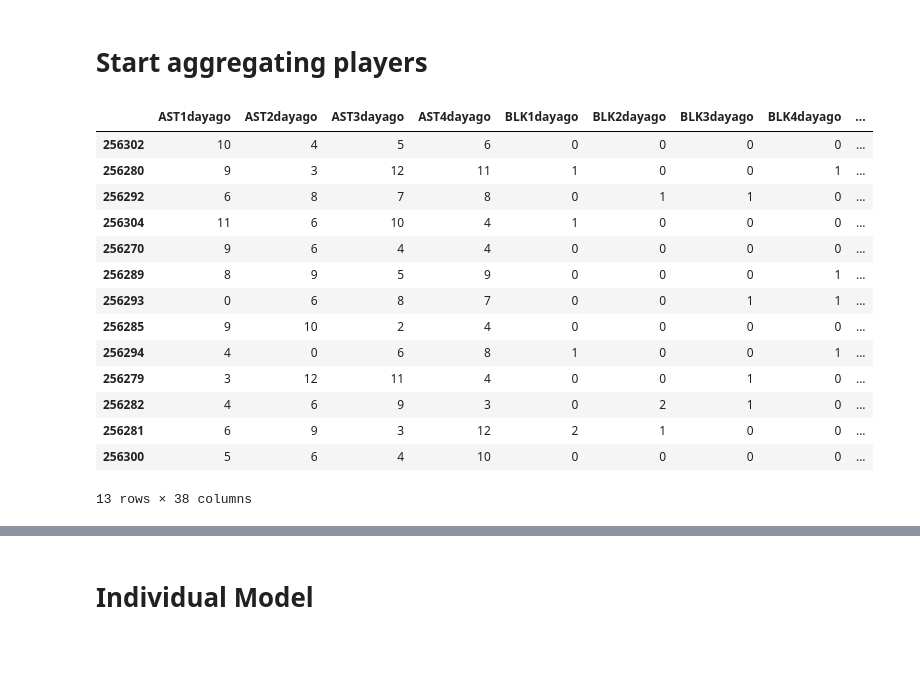
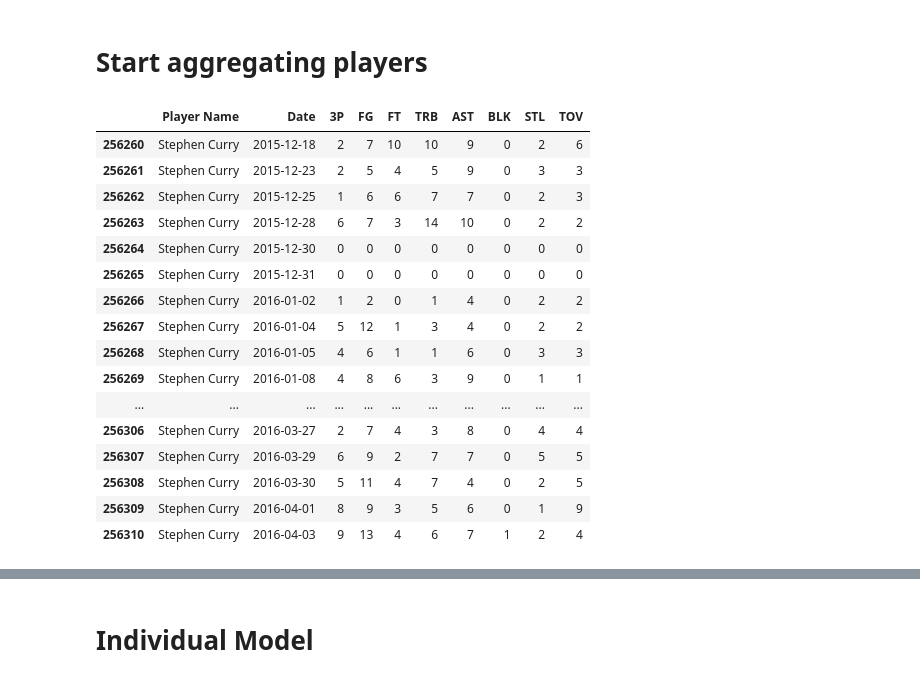
Before and after one commit to EricHPei/fantasy-score-predictor, a Jupyter notebook: score-predictor/src/Test.ipynb, the cells around one changed output, grey strips where cells are left out. Drawn from its saved outputs; the diff is of its cells as text; code cells hidden in the pictures; blank space fills up the shorter version.

```diff
--- a/score-predictor/src/Test.ipynb
+++ b/score-predictor/src/Test.ipynb
@@ -660,4 +660,24 @@ aftercurryy = onlycurryy[onlycurryy['Date'] > stop_average_date]
 # %%
 beforecurryx = onlycurryx[onlycurryx['Date'] <= stop_average_date]
 beforecurryy = onlycurryy[onlycurryy['Date'] <= stop_average_date]
+# %%
+aftercurryy
+# %% [output]
+|  | Player Name | Date | 3P | FG | FT | TRB | AST | BLK | STL | TOV |
+| 256260 | Stephen Curry | 2015-12-18 | 2 | 7 | 10 | 10 | 9 | 0 | 2 | 6 |
+| 256261 | Stephen Curry | 2015-12-23 | 2 | 5 | 4 | 5 | 9 | 0 | 3 | 3 |
+| 256262 | Stephen Curry | 2015-12-25 | 1 | 6 | 6 | 7 | 7 | 0 | 2 | 3 |
+| 256263 | Stephen Curry | 2015-12-28 | 6 | 7 | 3 | 14 | 10 | 0 | 2 | 2 |
+| 256264 | Stephen Curry | 2015-12-30 | 0 | 0 | 0 | 0 | 0 | 0 | 0 | 0 |
+| 256265 | Stephen Curry | 2015-12-31 | 0 | 0 | 0 | 0 | 0 | 0 | 0 | 0 |
+| 256266 | Stephen Curry | 2016-01-02 | 1 | 2 | 0 | 1 | 4 | 0 | 2 | 2 |
+| 256267 | Stephen Curry | 2016-01-04 | 5 | 12 | 1 | 3 | 4 | 0 | 2 | 2 |
+| 256268 | Stephen Curry | 2016-01-05 | 4 | 6 | 1 | 1 | 6 | 0 | 3 | 3 |
+| 256269 | Stephen Curry | 2016-01-08 | 4 | 8 | 6 | 3 | 9 | 0 | 1 | 1 |
+| ... | ... | ... | ... | ... | ... | ... | ... | ... | ... | ... |
+| 256306 | Stephen Curry | 2016-03-27 | 2 | 7 | 4 | 3 | 8 | 0 | 4 | 4 |
+| 256307 | Stephen Curry | 2016-03-29 | 6 | 9 | 2 | 7 | 7 | 0 | 5 | 5 |
+| 256308 | Stephen Curry | 2016-03-30 | 5 | 11 | 4 | 7 | 4 | 0 | 2 | 5 |
+| 256309 | Stephen Curry | 2016-04-01 | 8 | 9 | 3 | 5 | 6 | 0 | 1 | 9 |
+| 256310 | Stephen Curry | 2016-04-03 | 9 | 13 | 4 | 6 | 7 | 1 | 2 | 4 |
 # %%
@@ -665,19 +685,4 @@ aftercurryx_train, aftercurryx_test, aftercurryy_train, aftercurryy_test = train
 # %%
-ClusterOne_train = pd.concat([curryleftx, beforecurryx, aftercurryx_train])
-ClusterOne_test = pd.concat([currylefty, beforecurryy])
+ClusterOne_xtrain = pd.concat([curryleftx, beforecurryx, aftercurryx_train])
+ClusterOne_ytrain = pd.concat([currylefty['FG'], beforecurryy['FG'], aftercurryy_train])
+#ClusterOne_ytrain = ClusterOne_ytrain.append(aftercurryy_train)
-# %% [output]
-|  | AST1dayago | AST2dayago | AST3dayago | AST4dayago | BLK1dayago | BLK2dayago | BLK3dayago | BLK4dayago | ... |
-| 256302 | 10 | 4 | 5 | 6 | 0 | 0 | 0 | 0 | ... |
-| 256280 | 9 | 3 | 12 | 11 | 1 | 0 | 0 | 1 | ... |
-| 256292 | 6 | 8 | 7 | 8 | 0 | 1 | 1 | 0 | ... |
-| 256304 | 11 | 6 | 10 | 4 | 1 | 0 | 0 | 0 | ... |
-| 256270 | 9 | 6 | 4 | 4 | 0 | 0 | 0 | 0 | ... |
-| 256289 | 8 | 9 | 5 | 9 | 0 | 0 | 0 | 1 | ... |
-| 256293 | 0 | 6 | 8 | 7 | 0 | 0 | 1 | 1 | ... |
-| 256285 | 9 | 10 | 2 | 4 | 0 | 0 | 0 | 0 | ... |
-| 256294 | 4 | 0 | 6 | 8 | 1 | 0 | 0 | 1 | ... |
-| 256279 | 3 | 12 | 11 | 4 | 0 | 0 | 1 | 0 | ... |
-| 256282 | 4 | 6 | 9 | 3 | 0 | 2 | 1 | 0 | ... |
-| 256281 | 6 | 9 | 3 | 12 | 2 | 1 | 0 | 0 | ... |
-| 256300 | 5 | 6 | 4 | 10 | 0 | 0 | 0 | 0 | ... |
-13 rows × 38 columns
```
Also changed, not shown: parts of 16 cells of this notebook.
